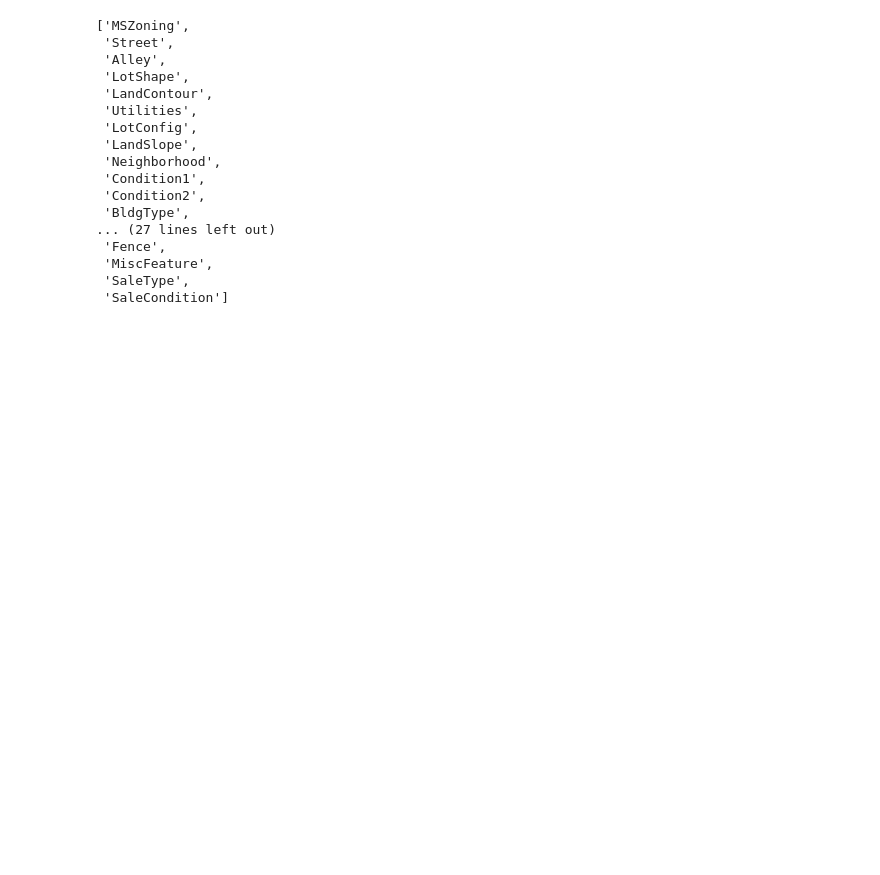
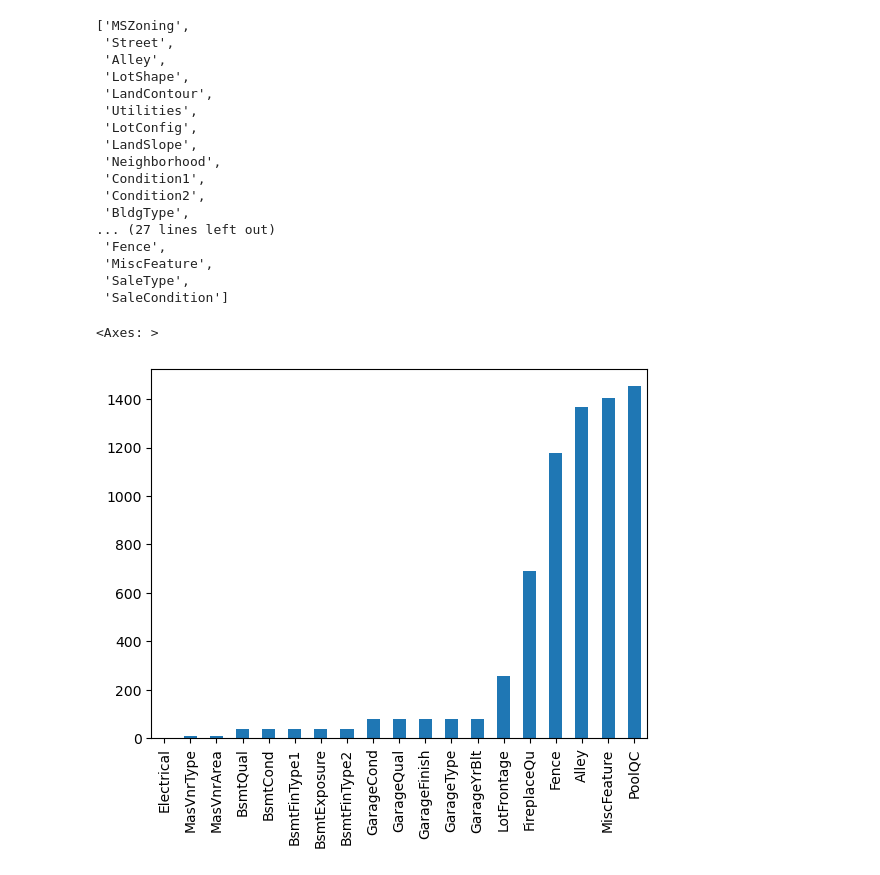
Before and after one commit to CBrew913/kaggle_house_prices, a Jupyter notebook: house_prices_analysis.ipynb, the cells around one changed output. Drawn from its saved outputs; the diff is of its cells as text; code cells hidden in the pictures; blank space fills up the shorter version.

```diff
--- a/house_prices_analysis.ipynb
+++ b/house_prices_analysis.ipynb
@@ -8,7 +14,10 @@ import pandas as pd
 # %%
 # Load data
-test = pd.read_csv("resources/test.csv")
-train = pd.read_csv("resources/train.csv")
+test_path = Path("resources/test.csv")
+train_path = Path("resources/train.csv")
+
+test = pd.read_csv(test_path)
+train = pd.read_csv(train_path)
 
 print("Data is ready!")
 # %% [output]
@@ -86,3 +97,12 @@ qualitative
  'MiscFeature',
  'SaleType',
  'SaleCondition']
+# %%
+# Funding null values.
+nulls = train.isnull().sum()
+nulls = nulls[nulls > 0]
+nulls.sort_values(inplace=True)
+nulls.plot.bar()
+# %% [output]
+<Axes: >
+[figure, added]
```
Also changed, not shown: parts of 7 cells of this notebook.
